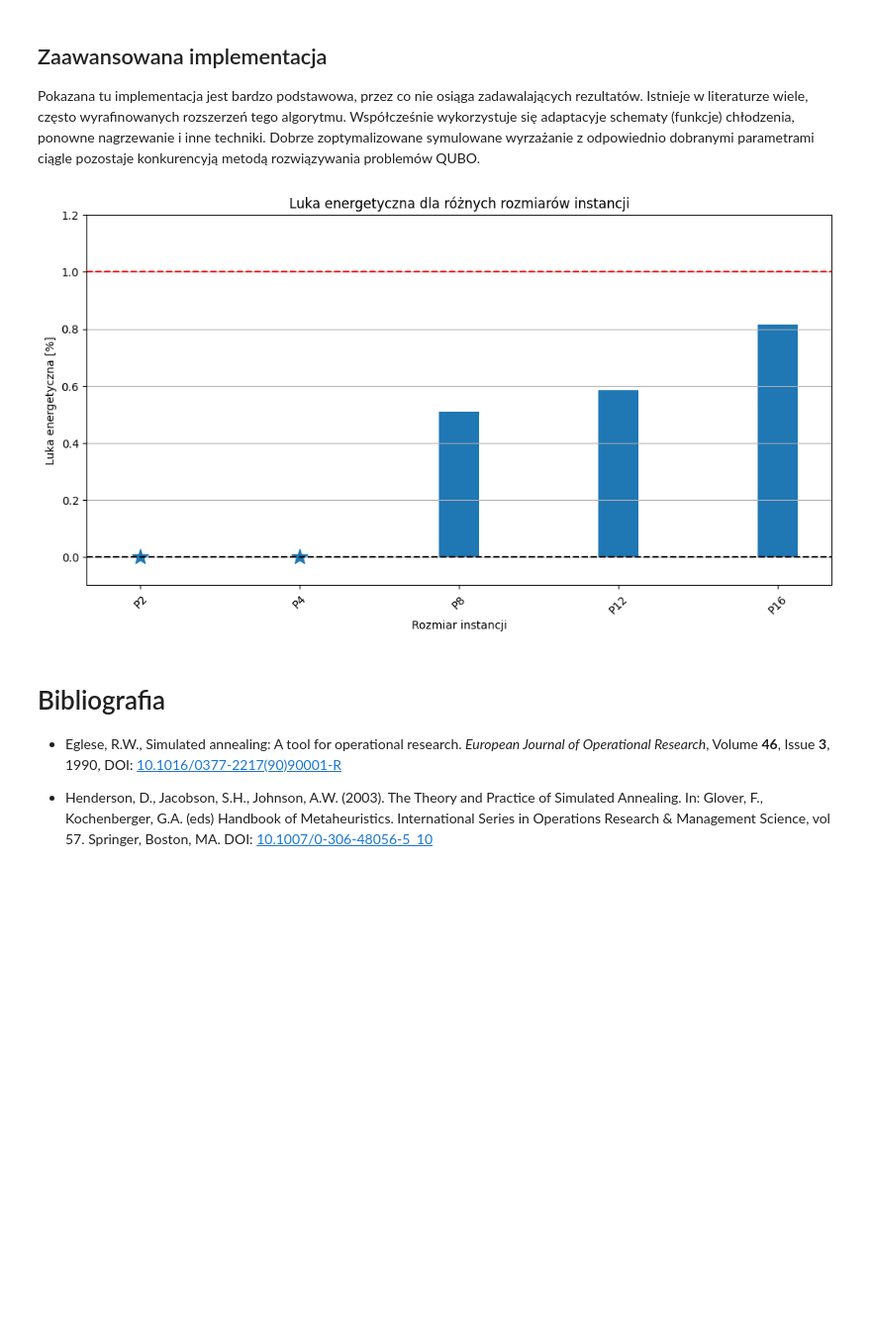
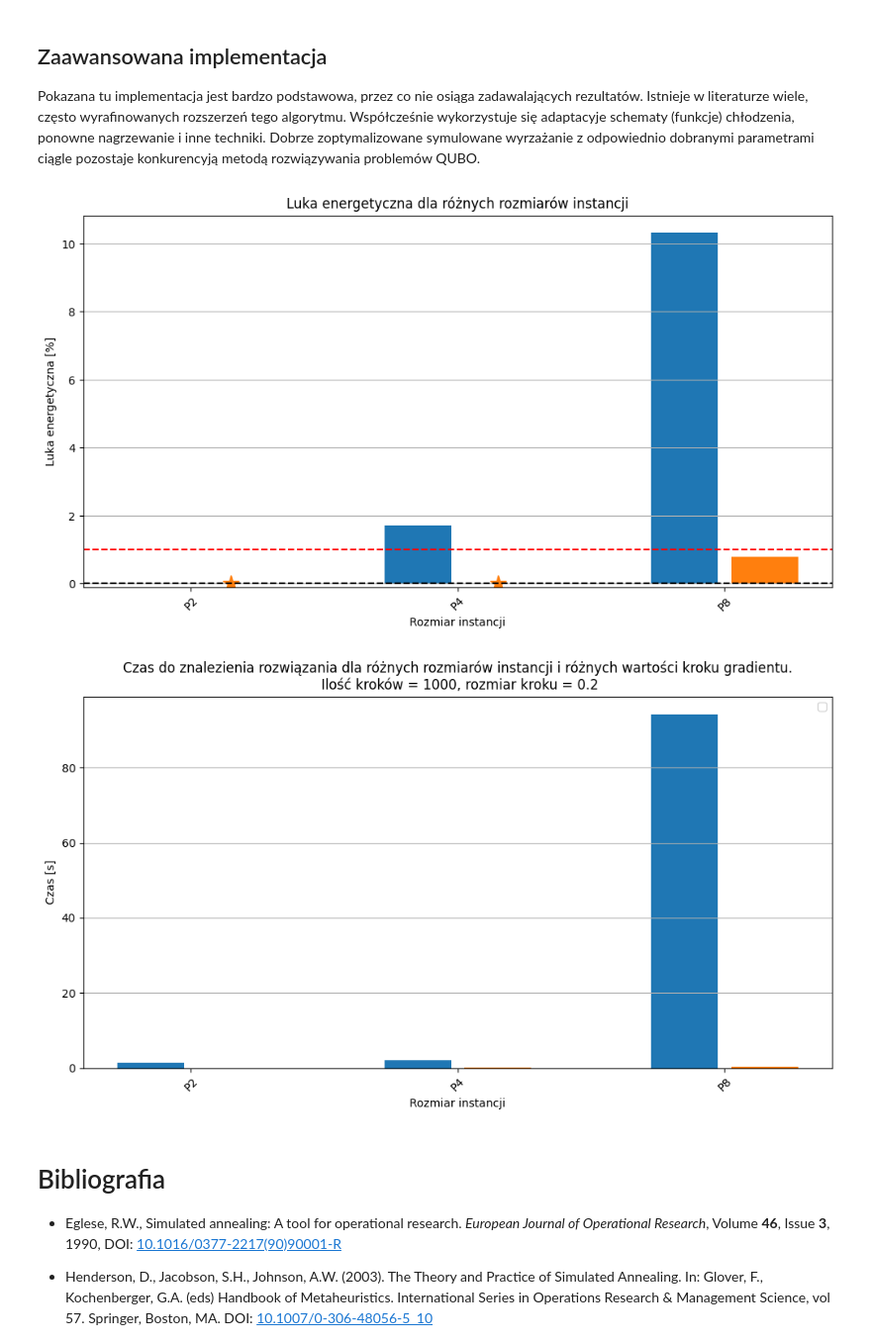
Before and after one commit to iitis/AkademiaSztukiKwantowej, a Jupyter notebook: classical_and_quantum_annealing/Algorytm_symulowanego_wyżarzania.ipynb, the cells around one changed output. Shown at 99% size. Drawn from its saved outputs; the diff is of its cells as text; code cells hidden in the pictures; blank space fills up the shorter version.

```diff
--- a/classical_and_quantum_annealing/Algorytm_symulowanego_wyżarzania.ipynb
+++ b/classical_and_quantum_annealing/Algorytm_symulowanego_wyżarzania.ipynb
@@ -198,18 +141,0 @@ def simulated_annealing_multiple_trajectories(J, h,  num_steps: int = 1000, init
-# %%
-
-import matplotlib.pyplot as plt
-from funkcje_pomocnicze import read_instance, small_grid, test_pegasus
-from tqdm import tqdm
-
-instance = test_pegasus
-
-J, h = read_instance(instance.path)
-
-# Ponieważ jest to probabilistyczny algorytm warto go puścić kilka razy i wybrać najlepszy wynik
-
-states, energies = simulated_annealing_multiple_trajectories(J, h, initial_temp=10, final_temp=1e-6, num_steps=1000, num_repeats=10, schedule="exponential")
-
-
-print(f"Otrzymana energia: {min(energies)}")
-print(f"Najniższa znana energia: {instance.best_energy}")
-print(f"Luka energetyczna: {((instance.best_energy - min(energies))/instance.best_energy * 100):.2f}%")
@@ -241,19 +163,19 @@ gaps_ext = []
 times_ext = []
 
 
-for instance in tqdm([P2, P4, P8, P12, P16], desc="zbieranie_danych"):
+for instance in tqdm([P2, P4, P8]):#, P12, P16], desc="zbieranie_danych"):
 
-    # J1, h1 = read_instance(instance.path, convention="minus_half")
-    # # Nasza implementacja
-    # energies = []
-    # begin = time.time()
-    # for _ in range(10):
-    #     state, energy = simulated_annealing(J1, h1, initial_temp=10, final_temp=1e-12, num_steps=len(h), num_repeats=10, schedule="exponential")
-    #     energies.append(energy)
-    # end = time.time()
-    # sol = min(energies)
-    # times_our.append(end-begin)
-    # gaps_our.append((instance.best_energy - sol)/instance.best_energy * 100)
+    J1, h1 = read_instance(instance.path, convention="minus_half")
+    # Nasza implementacja
+    energies = []
+    begin = time.time()
+    for _ in range(10):
+        state, energy = simulated_annealing(J1, h1, initial_temp=10, final_temp=1e-12, num_steps=1000, num_repeats=10, schedule="exponential")
+        energies.append(energy)
+    end = time.time()
+    sol = min(energies)
+    times_our.append(end-begin)
+    gaps_our.append((instance.best_energy - sol)/instance.best_energy * 100)
 
     J2, h2 = read_instance(instance.path, convention="dwave")
 
@@ -263,38 +185,54 @@ for instance in tqdm([P2, P4, P8, P12, P16], desc="zbieranie_danych"):
     end = time.time()
     energy = sampleset.first.energy
     gaps_ext.append((instance.best_energy - energy)/instance.best_energy * 100)
     times_ext.append(end-begin)
 
 fig, ax = plt.subplots(figsize=(12, 6))
 
-instancje = ["P2", "P4", "P8", "P12", "P16"]
+instancje = ["P2", "P4", "P8"]#, "P12", "P16"]
 
 x = np.arange(len(instancje))
 width = 0.25
 offset = 0.15
 
-#bar1 = ax.bar(x - offset, gaps_our, width)
-bars = ax.bar(x, gaps_ext, width)
+bar1 = ax.bar(x - offset, gaps_our, width)
+bars = ax.bar(x + offset, gaps_ext, width)
 
 
 for bar in bars:
     if bar.get_height() == 0:
         center = bar.get_x() + bar.get_width()/2
         ax.plot(center, 0, marker='*', markersize=15, color=bar.get_facecolor())
 
-ax.set_ylim((-0.1, 1.2))
+(y_min, y_max) = ax.get_ylim()
+ax.set_ylim((-0.1, y_max))
 ax.set_xlabel("Rozmiar instancji")
 ax.set_xticks(x)
 ax.set_xticklabels(instancje, rotation=45)
 ax.set_ylabel("Luka energetyczna [%]")
 ax.set_title("Luka energetyczna dla różnych rozmiarów instancji")
 ax.axhline(0, color='black', linestyle='--')
 ax.axhline(1, color="red", linestyle="--")
 
 plt.grid(axis="y")
 plt.show()
+
+fig2, ax2 = plt.subplots(figsize=(12, 6))
+bar1 = ax2.bar(x - offset, times_our, width)
+bars = ax2.bar(x + offset, times_ext, width)
+
+ax2.set_xlabel("Rozmiar instancji")
+ax2.set_xticks(x)
+ax2.set_xticklabels(instancje, rotation=45)
+ax2.set_ylabel("Czas [s]")
+ax2.set_title("Czas do znalezienia rozwiązania dla różnych rozmiarów instancji i różnych wartości kroku gradientu.\n Ilość kroków = 1000, rozmiar kroku = 0.2")
+ax2.legend()
+
+plt.grid(axis="y")
+plt.show()
 # %% [output]
-[figure, old version]
+[figure, new version]
+[figure, added]
 # %% [markdown]
 # Bibliografia
 
```
Also changed, not shown: parts of 5 cells of this notebook, 2 other files.
